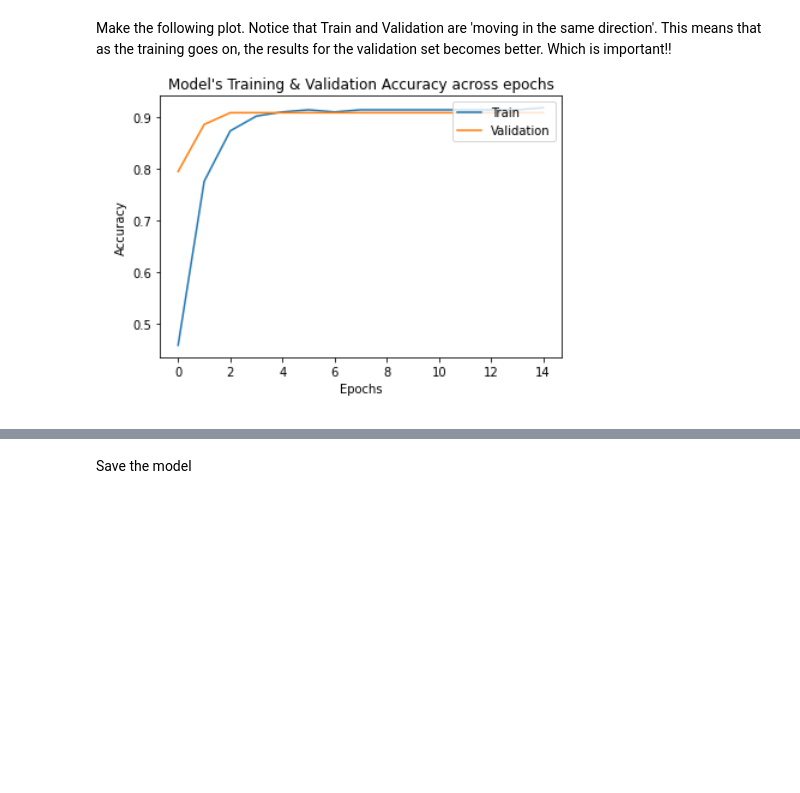
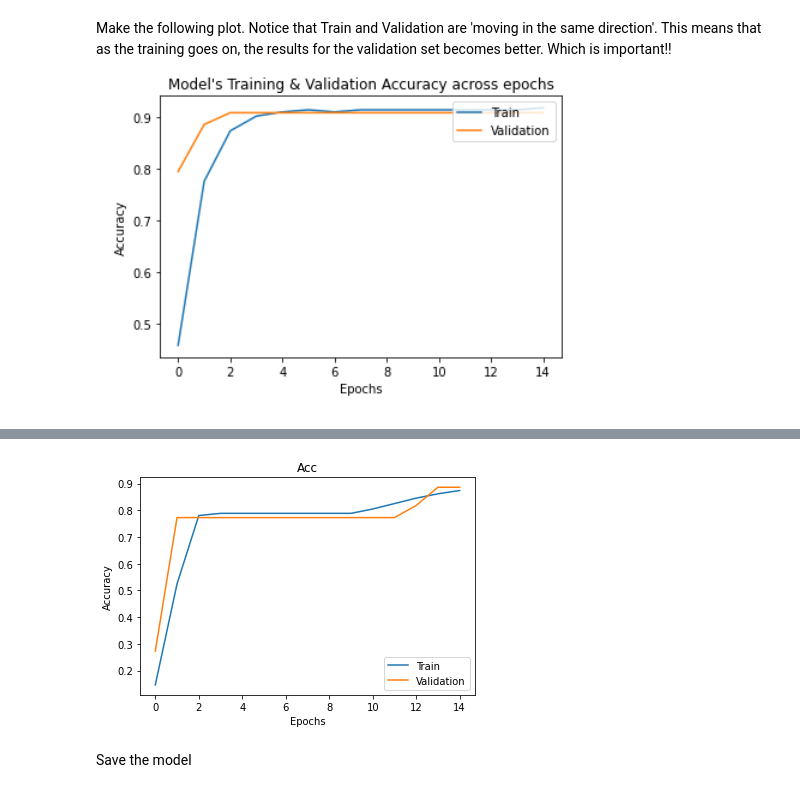
Before and after one commit to jdecorte/machinelearning, a Jupyter notebook: 101-exercise_penguins_breast_cancer.ipynb, the cells around one changed output, grey strips where cells are left out. Cells and saved outputs as stored; diff of their text form; code cells hidden in the pictures; blank space fills up the shorter version.

```diff
--- a/101-exercise_penguins_breast_cancer.ipynb
+++ b/101-exercise_penguins_breast_cancer.ipynb
@@ -77,6 +94,15 @@ Shape of y_val: (44,)
 # %% [markdown]
 Standardize the data before providing it as training data.
 You should only use the training data to fit the scaler transformation and use the same fitted object to transform the validation and test input data.
+# %%
+from sklearn.preprocessing import StandardScaler
+
+scaler= StandardScaler()
+scaler.fit(X_train)
+
+X_train_scaled = scaler.transform(X_train)
+X_test_scaled = scaler.transform(X_test)
+X_val_scaled = scaler.transform(X_val)
 # %% [markdown]
 Create a small ANN model.
 Compile it and evaluate it.
@@ -102,0 +110,14 @@ Epoch 15/15
+# %%
+import tensorflow as ts
+
+from tensorflow import keras
+
+model = keras.models.Sequential()
+
+model.add(keras.layers.Dense(128, activation="relu", input_dim = X_train_scaled.shape[1]))
+model.add(keras.layers.Dense(64, activation="relu"))
+model.add(keras.layers.Dense(3, activation="softmax"))
+# %%
+model.compile(loss="sparse_categorical_crossentropy",optimizer="sgd",metrics=["accuracy"])
+# %%
+history = model.fit(X_train_scaled,y_train,epochs=15,validation_data=(X_val_scaled,y_val))
@@ -116,2 +153,13 @@ Make the following plot. Notice that Train and Validation are 'moving in the sam
+# %%
+
+plt.plot(history.history['accuracy'])
+plt.plot(history.history['val_accuracy'])
+plt.title("Acc")
+plt.ylabel('Accuracy')
+plt.xlabel('Epochs')
+plt.legend(['Train','Validation'],loc='lower right')
+plt.show()
+# %% [output]
+[figure, added]
 # %% [markdown]
 Save the model
```
Also changed, not shown: parts of 16 cells of this notebook, 9 other files.
